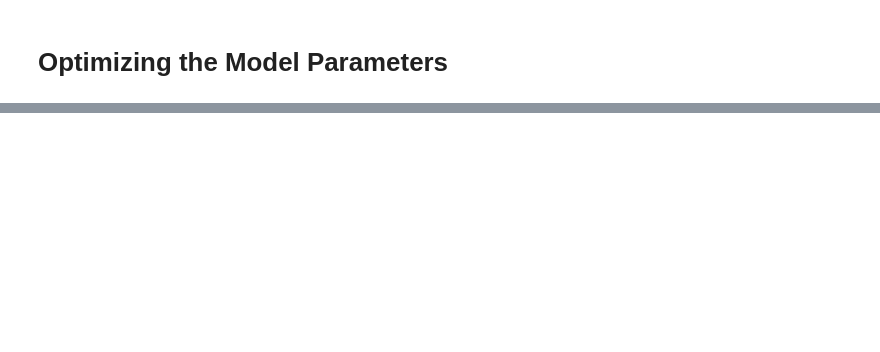
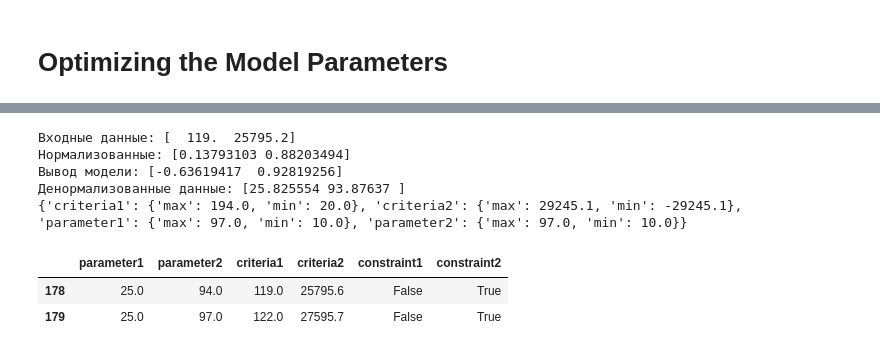
Before and after one commit to AntonSHBK/robot_parameters_analyse, a Jupyter notebook: analise.ipynb, the cells around one changed output, grey strips where cells are left out. Cells and saved outputs as stored; diff of their text form; code cells hidden in the pictures; blank space fills up the shorter version.

```diff
--- a/analise.ipynb
+++ b/analise.ipynb
@@ -16,14 +15,20 @@ plt.rc('axes', labelsize=14, titlesize=14)
 plt.rc('legend', fontsize=14)
 plt.rc('xtick', labelsize=10)
 plt.rc('ytick', labelsize=10)
+# %%
+convert_type_dict = {'parameter1': float,
+                    'parameter2': float,
+                    'criteria1': float,
+                    'criteria2': float,
+                    'constraint1': bool,
+                    'constraint2': bool,
+                    }
 # %% [markdown]
 Загрузка датасета
 # %%
 def load_data(path: Path):
     print("Read data set from path {path}".format(path=path))
-    df = pd.read_csv(path)
-    df["constraint1"] = df["constraint1"].astype('bool')
-    df["constraint2"] = df["constraint2"].astype('bool')
+    df = pd.read_csv(path).astype(convert_type_dict)
     return df
 # %% [markdown]
 Непосредственно загрузка
@@ -721,0 +410,26 @@ trainer.save_model()
+# %%
+trainer_1.save_model()
+trainer_1.predict(np.array([119., 25795.2]))
+
+print(trainer_1.normalize_param)
+
+# # Next starts
+# load_model = LoadModel(
+#     'saved_model/model_weights.pth',
+#     'saved_model/normalize_params.pkl',
+#     input_colums=['criteria1', 'criteria2'],
+#     output_colums=['parameter1', 'parameter2']
+# )
+# print(load_model.predict(np.array([47,	3100.75])))
+# %% [output]
+Входные данные: [  119.  25795.2]
+Нормализованные: [0.13793103 0.88203494]
+Вывод модели: [-0.63619417  0.92819256]
+Денормализованные данные: [25.825554 93.87637 ]
+{'criteria1': {'max': 194.0, 'min': 20.0}, 'criteria2': {'max': 29245.1, 'min': -29245.1}, 'parameter1': {'max': 97.0, 'min': 10.0}, 'parameter2': {'max': 97.0, 'min': 10.0}}
+# %%
+dataset.iloc[178:180]
+# %% [output]
+|  | parameter1 | parameter2 | criteria1 | criteria2 | constraint1 | constraint2 |
+| 178 | 25.0 | 94.0 | 119.0 | 25795.6 | False | True |
+| 179 | 25.0 | 97.0 | 122.0 | 27595.7 | False | True |
```
Also changed, not shown: parts of 64 cells of this notebook, 2 other files.
